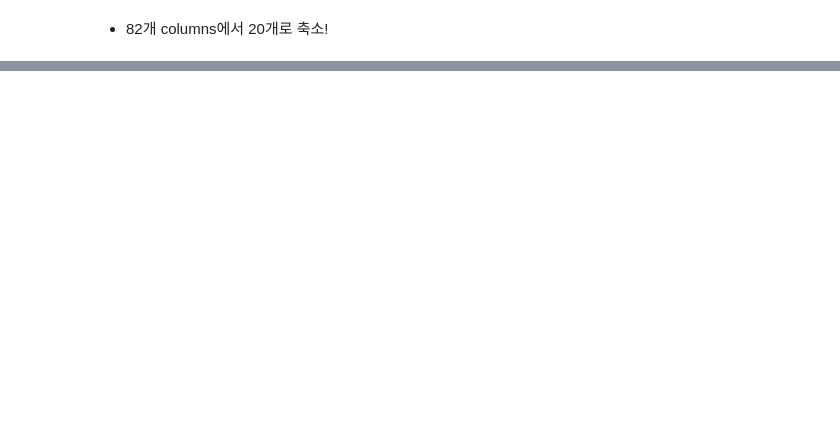
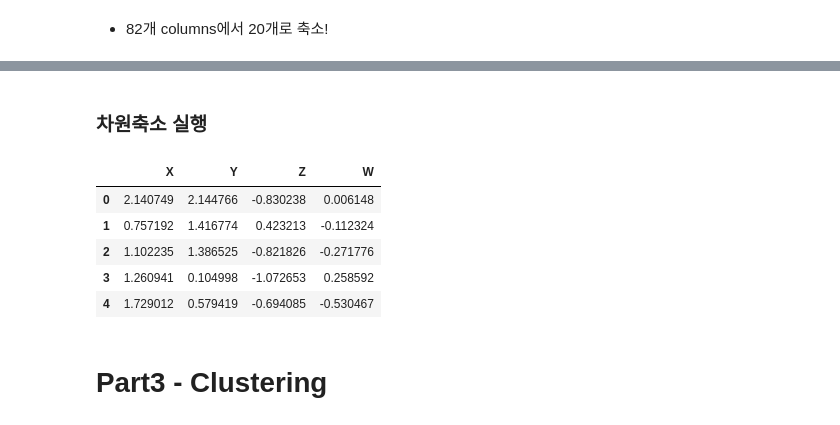
Before and after one commit to Insight-Sogang-Univ/insightcon_3rd_dog, a Jupyter notebook: Team_Border_Collie.ipynb, the cells around one changed output, grey strips where cells are left out. Cells and saved outputs as stored; diff of their text form; code cells hidden in the pictures; blank space fills up the shorter version.

Commit message:
Update Team_Border_Collie.ipynb
~Part3 completed

```diff
--- a/Team_Border_Collie.ipynb
+++ b/Team_Border_Collie.ipynb
@@ -476,0 +524,15 @@ memory usage: 461.6 KB
+# %%
+fa = FactorAnalyzer(n_factors=4, method="ml", rotation="promax")
+fa.fit(data)
+
+efa_result= pd.DataFrame(fa.loadings_, index=data.columns)
+plt.figure(figsize=(6,10))
+sns.heatmap(efa_result, cmap="Blues", annot=True, fmt='.2f')
+
+groups = [[] for _ in range(4)]
+for i in range(len(efa_result)):
+    if max(efa_result.iloc[i])>=0.4:
+        groups[np.argmax(efa_result.iloc[i])].append(efa_result.index[i])
+for i, group in enumerate(groups):
+    print(f'Group {i}:')
+    print(group)
@@ -476,0 +549,14 @@ memory usage: 461.6 KB
+# %% [markdown]
+### 차원축소 실행
+# %%
+result = pd.DataFrame(fa.transform(data), columns=['X','Y','Z','W'])
+result.head()
+# %% [output]
+|  | X | Y | Z | W |
+| 0 | 2.140749 | 2.144766 | -0.830238 | 0.006148 |
+| 1 | 0.757192 | 1.416774 | 0.423213 | -0.112324 |
+| 2 | 1.102235 | 1.386525 | -0.821826 | -0.271776 |
+| 3 | 1.260941 | 0.104998 | -1.072653 | 0.258592 |
+| 4 | 1.729012 | 0.579419 | -0.694085 | -0.530467 |
+# %% [markdown]
+# Part3 - Clustering
```
Also changed, not shown: parts of 27 cells of this notebook.
